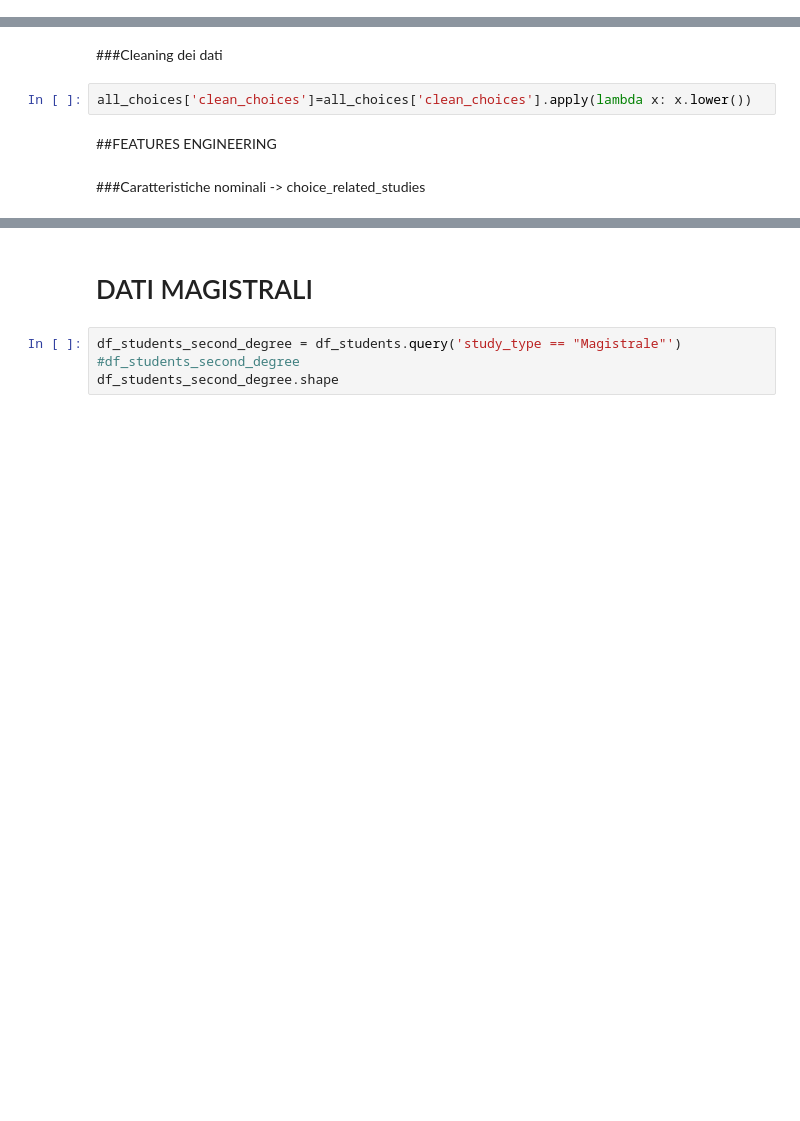
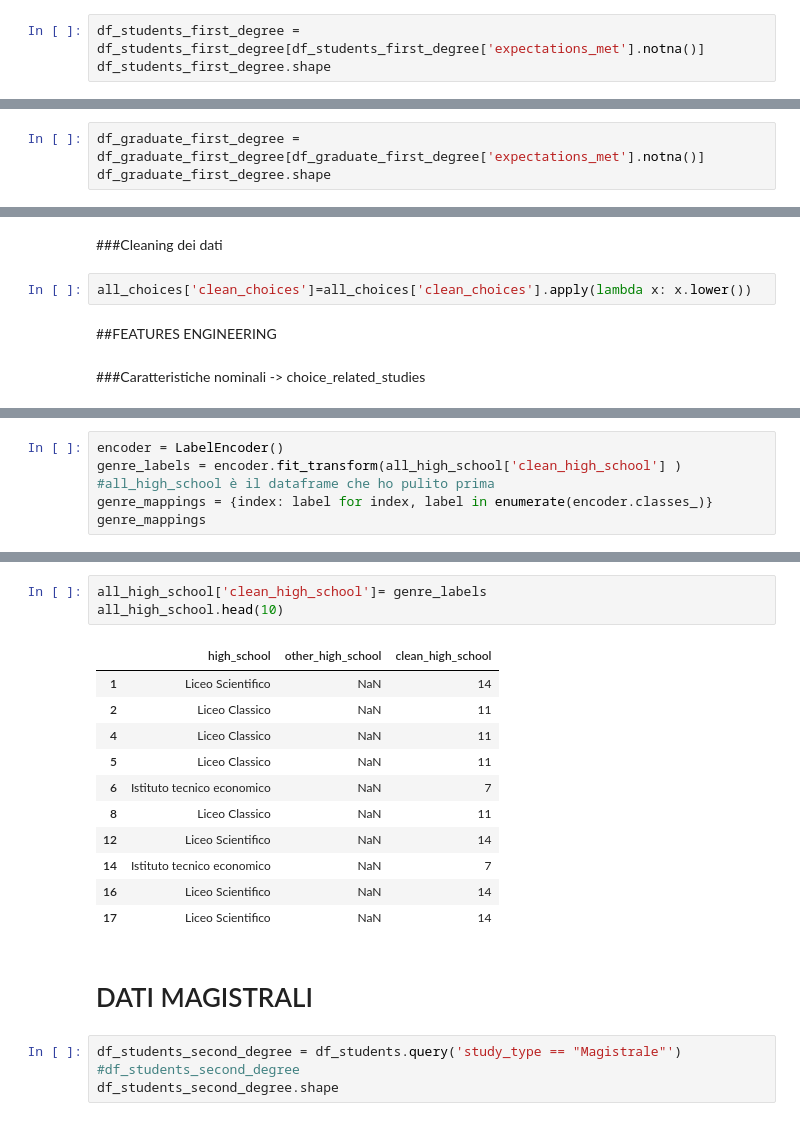
Before and after one commit to Francesca-Rossi/IAuniversity, a Jupyter notebook: GetDataFromGoogleSheet.ipynb, the cells around one changed output, grey strips where cells are left out. Drawn from its saved outputs; the diff is of its cells as text; blank space fills up the shorter version.

```diff
--- a/GetDataFromGoogleSheet.ipynb
+++ b/GetDataFromGoogleSheet.ipynb
@@ -775,0 +788,3 @@ df_graduate_first_degree.shape
+# %%
+df_students_first_degree = df_students_first_degree[df_students_first_degree['expectations_met'].notna()]
+df_students_first_degree.shape
@@ -775,0 +793,3 @@ df_graduate_first_degree.shape
+# %%
+df_graduate_first_degree = df_graduate_first_degree[df_graduate_first_degree['expectations_met'].notna()]
+df_graduate_first_degree.shape
@@ -1546,0 +1571,5 @@ genre_mappings
+# %%
+encoder = LabelEncoder()
+genre_labels = encoder.fit_transform(all_high_school['clean_high_school'] ) #all_high_school è il dataframe che ho pulito prima
+genre_mappings = {index: label for index, label in enumerate(encoder.classes_)}
+genre_mappings
@@ -1547,3 +1593,18 @@ genre_mappings
+# %%
+all_high_school['clean_high_school']= genre_labels
+all_high_school.head(10)
+# %% [output]
+|  | high_school | other_high_school | clean_high_school |
+| 1 | Liceo Scientifico | NaN | 14 |
+| 2 | Liceo Classico | NaN | 11 |
+| 4 | Liceo Classico | NaN | 11 |
+| 5 | Liceo Classico | NaN | 11 |
+| 6 | Istituto tecnico economico | NaN | 7 |
+| 8 | Liceo Classico | NaN | 11 |
+| 12 | Liceo Scientifico | NaN | 14 |
+| 14 | Istituto tecnico economico | NaN | 7 |
+| 16 | Liceo Scientifico | NaN | 14 |
+| 17 | Liceo Scientifico | NaN | 14 |
 # %% [markdown]
 # DATI MAGISTRALI
 # %%
```
Also changed, not shown: parts of 58 cells of this notebook.
